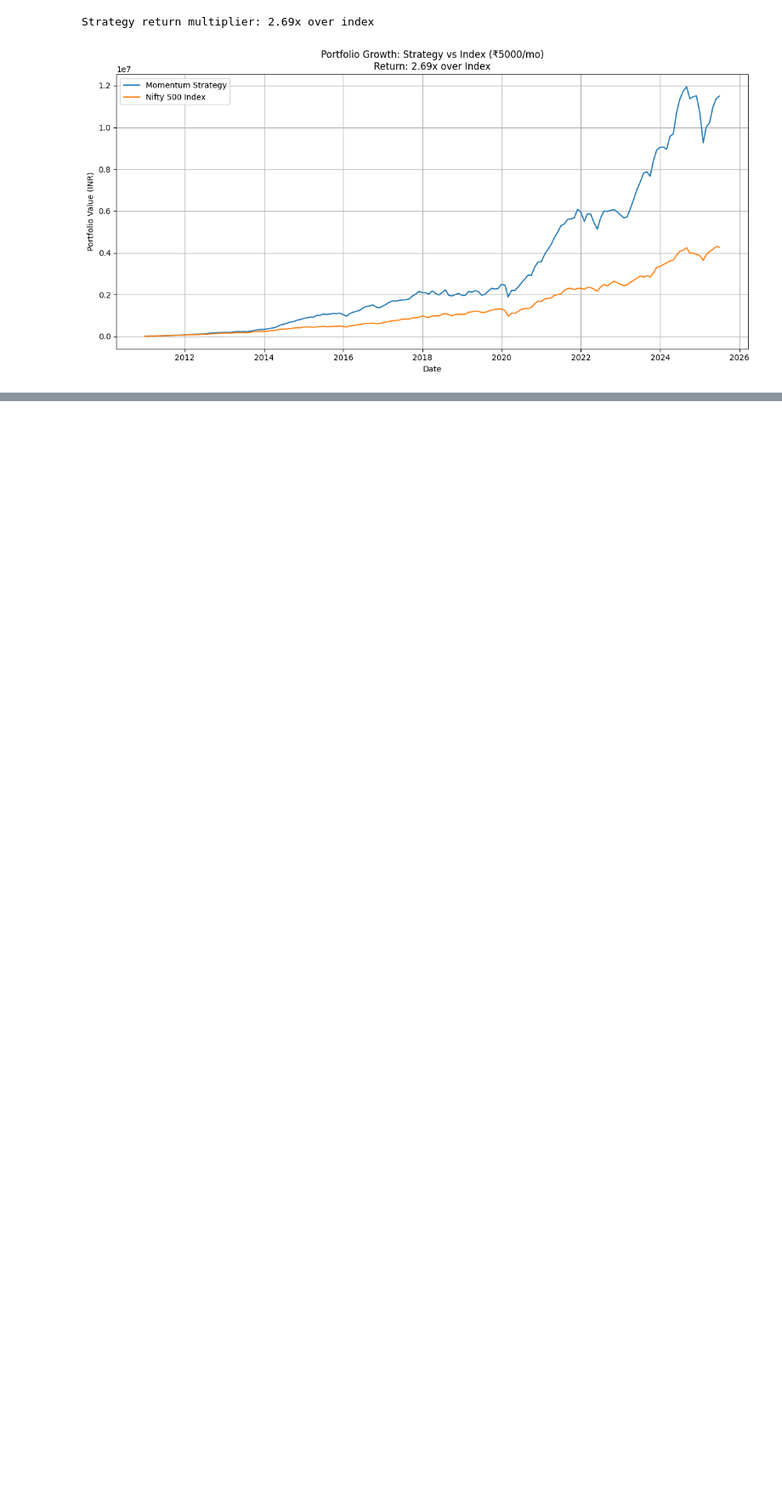
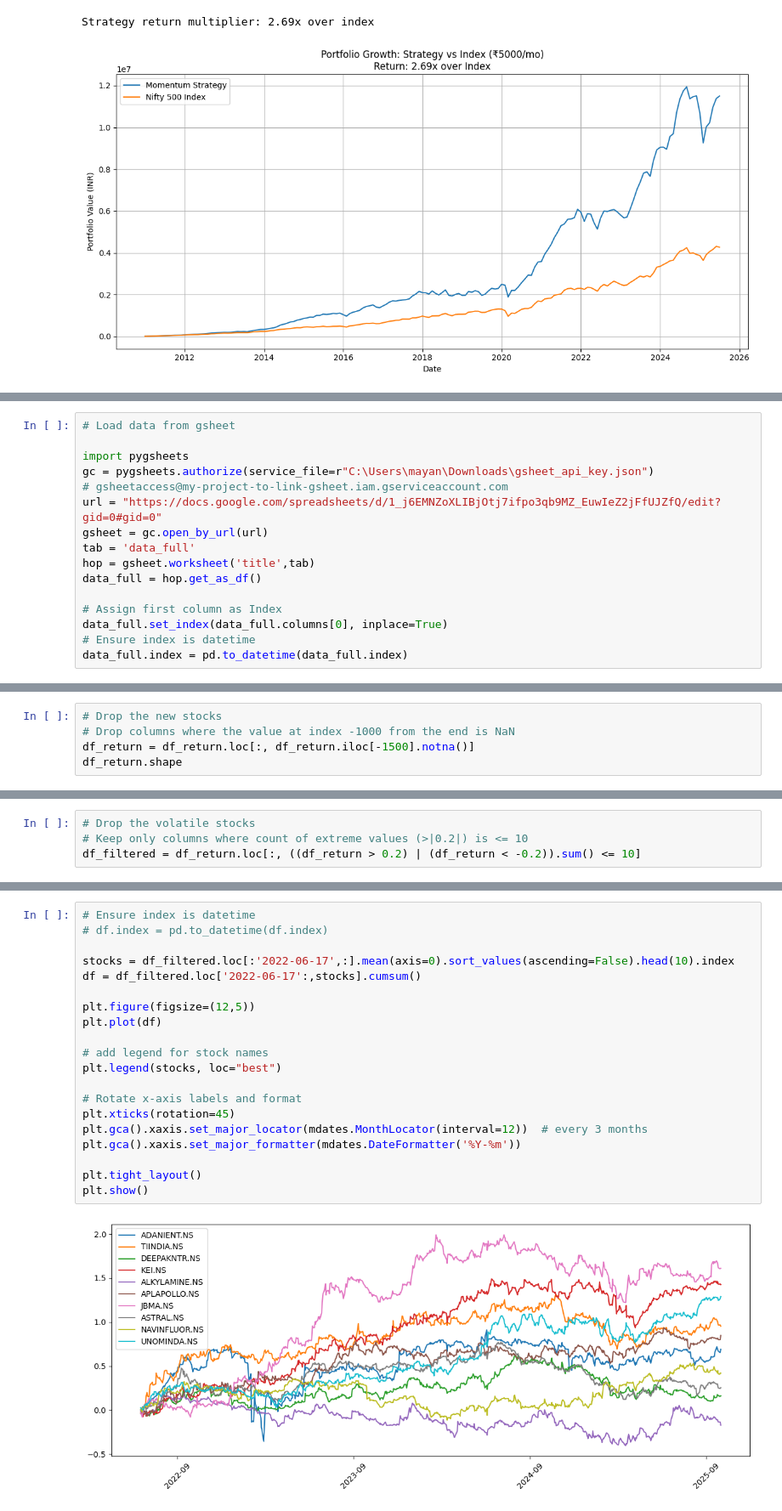
Before and after one commit to mayankjain281/Time_Series_Analysis, a Jupyter notebook: Nifty Stocks Analysis/SM 2025.ipynb, the cells around one changed output, grey strips where cells are left out. Shown at 85% size. Cells and saved outputs as stored; diff of their text form; blank space fills up the shorter version.

```diff
--- a/Nifty Stocks Analysis/SM 2025.ipynb
+++ b/Nifty Stocks Analysis/SM 2025.ipynb
@@ -2440,0 +2455,16 @@ Strategy return multiplier: 2.69x over index
+# %%
+# Load data from gsheet
+
+import pygsheets
+gc = pygsheets.authorize(service_file=r"C:\Users\mayan\Downloads\gsheet_api_key.json")
+# gsheetaccess@my-project-to-link-gsheet.iam.gserviceaccount.com
+url = "https://docs.google.com/spreadsheets/d/1_j6EMNZoXLIBjOtj7ifpo3qb9MZ_EuwIeZ2jFfUJZfQ/edit?gid=0#gid=0"
+gsheet = gc.open_by_url(url)
+tab = 'data_full'
+hop = gsheet.worksheet('title',tab)
+data_full = hop.get_as_df()
+
+# Assign first column as Index
+data_full.set_index(data_full.columns[0], inplace=True)
+# Ensure index is datetime
+data_full.index = pd.to_datetime(data_full.index)
@@ -2440,0 +2499,5 @@ Strategy return multiplier: 2.69x over index
+# %%
+# Drop the new stocks
+# Drop columns where the value at index -1000 from the end is NaN
+df_return = df_return.loc[:, df_return.iloc[-1500].notna()]
+df_return.shape
@@ -2440,0 +2506,4 @@ Strategy return multiplier: 2.69x over index
+# %%
+# Drop the volatile stocks
+# Keep only columns where count of extreme values (>|0.2|) is <= 10
+df_filtered = df_return.loc[:, ((df_return > 0.2) | (df_return < -0.2)).sum() <= 10]
@@ -2440,0 +2522,22 @@ Strategy return multiplier: 2.69x over index
+# %%
+# Ensure index is datetime
+# df.index = pd.to_datetime(df.index)
+
+stocks = df_filtered.loc[:'2022-06-17',:].mean(axis=0).sort_values(ascending=False).head(10).index
+df = df_filtered.loc['2022-06-17':,stocks].cumsum()
+
+plt.figure(figsize=(12,5))
+plt.plot(df)
+
+# add legend for stock names
+plt.legend(stocks, loc="best")
+
+# Rotate x-axis labels and format
+plt.xticks(rotation=45)
+plt.gca().xaxis.set_major_locator(mdates.MonthLocator(interval=12))  # every 3 months
+plt.gca().xaxis.set_major_formatter(mdates.DateFormatter('%Y-%m'))
+
+plt.tight_layout()
+plt.show()
+# %% [output]
+[figure, added]
```
Also changed, not shown: parts of 13 cells of this notebook.
